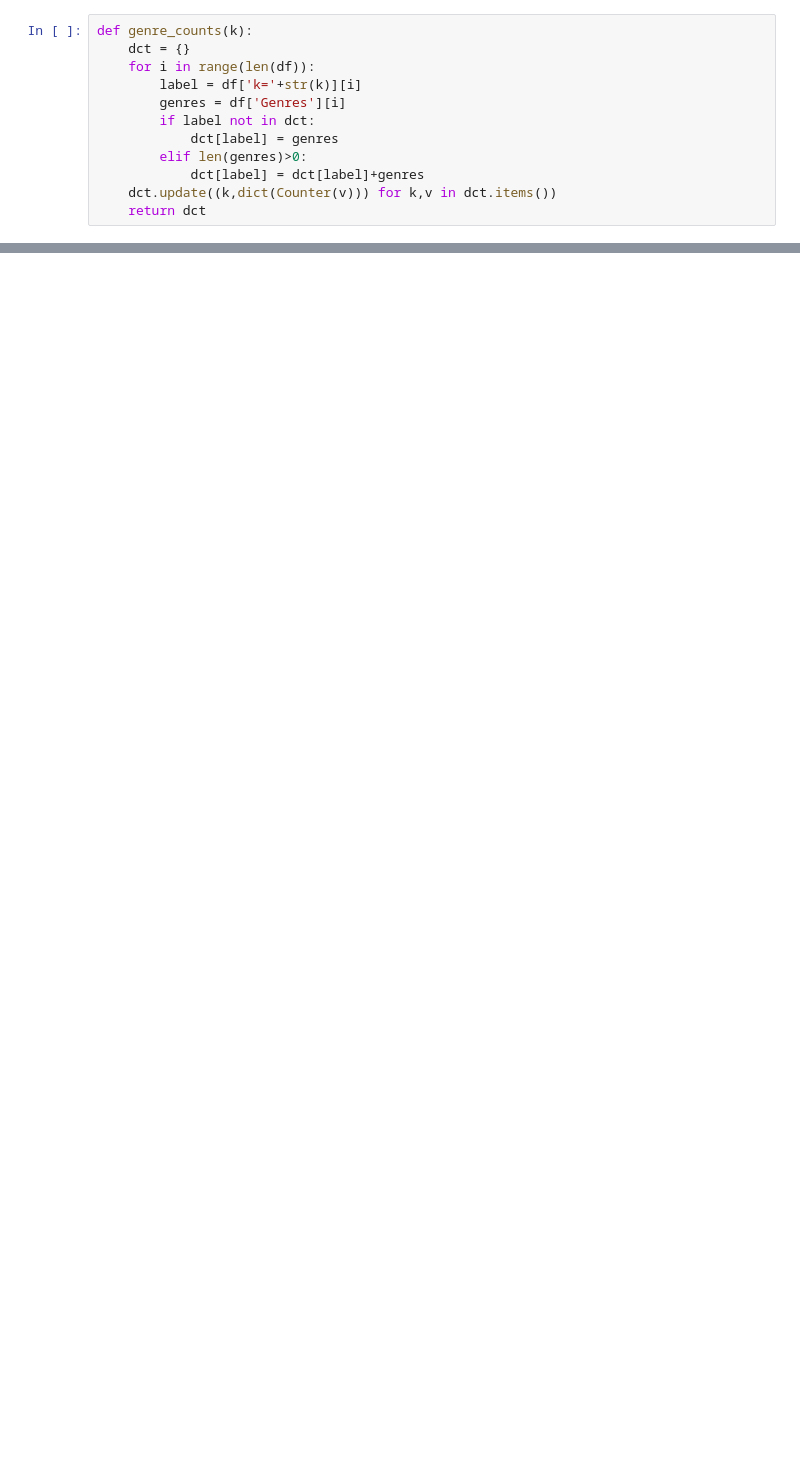
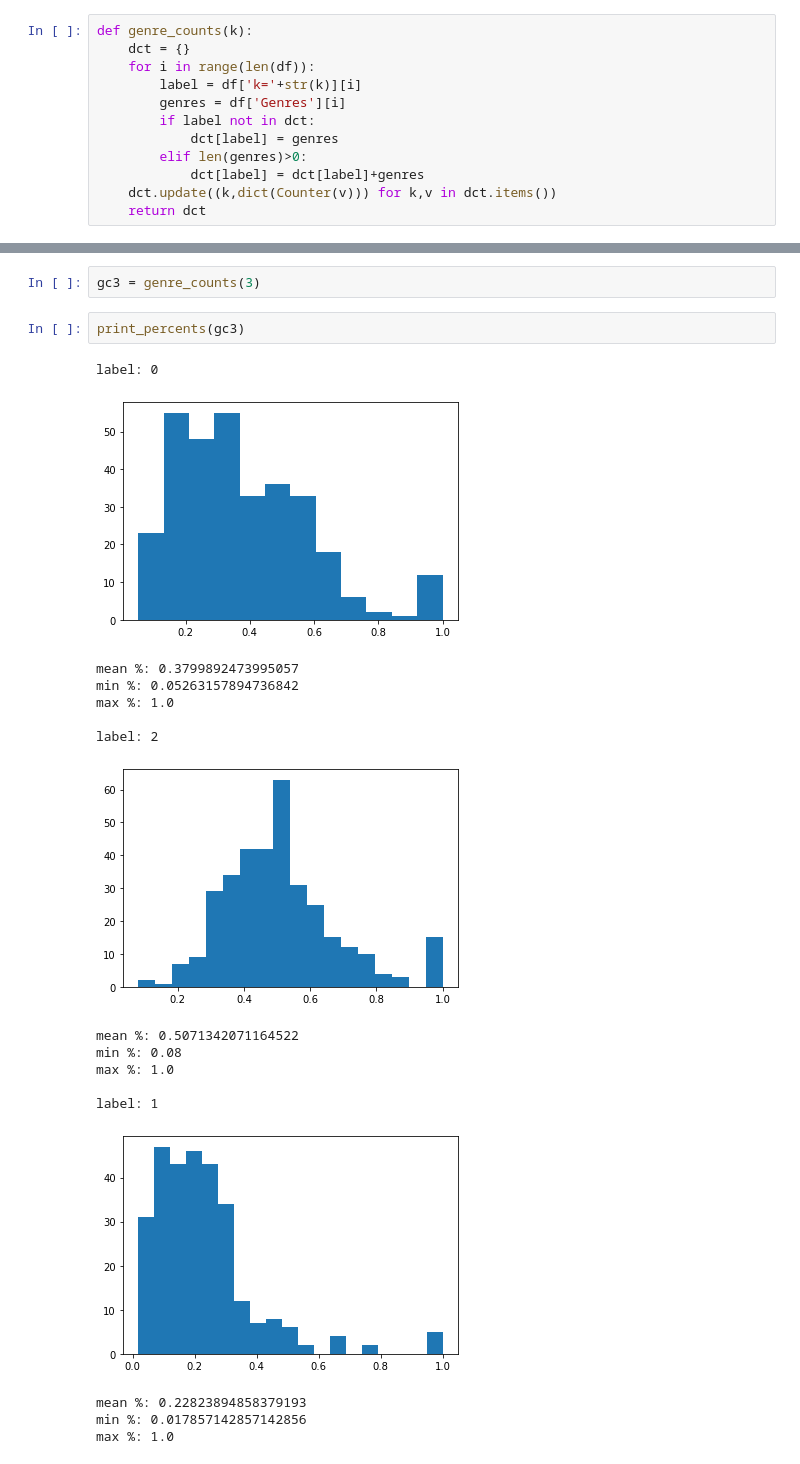
Before and after one commit to katromanyuk/cs4300sp2020-ab2252-blv9-kr485-pmn28-sa2229, a Jupyter notebook: app/irsystem/kmeans.ipynb, the cells around one changed output, grey strips where cells are left out. Saved outputs shown, nothing was run; the diff lists cells and outputs as text; blank space fills up the shorter version.

```diff
--- a/app/irsystem/kmeans.ipynb
+++ b/app/irsystem/kmeans.ipynb
@@ -160,0 +189,22 @@ def genre_percents(dct):
+# %%
+gc3 = genre_counts(3)
+# %%
+print_percents(gc3)
+# %% [output]
+label: 0
+[figure, added]
+mean %: 0.3799892473995057
+min %: 0.05263157894736842
+max %: 1.0
+
+label: 2
+[figure, added]
+mean %: 0.5071342071164522
+min %: 0.08
+max %: 1.0
+
+label: 1
+[figure, added]
+mean %: 0.22823894858379193
+min %: 0.017857142857142856
+max %: 1.0
```
Also changed, not shown: parts of 19 cells of this notebook, 1 other file.
